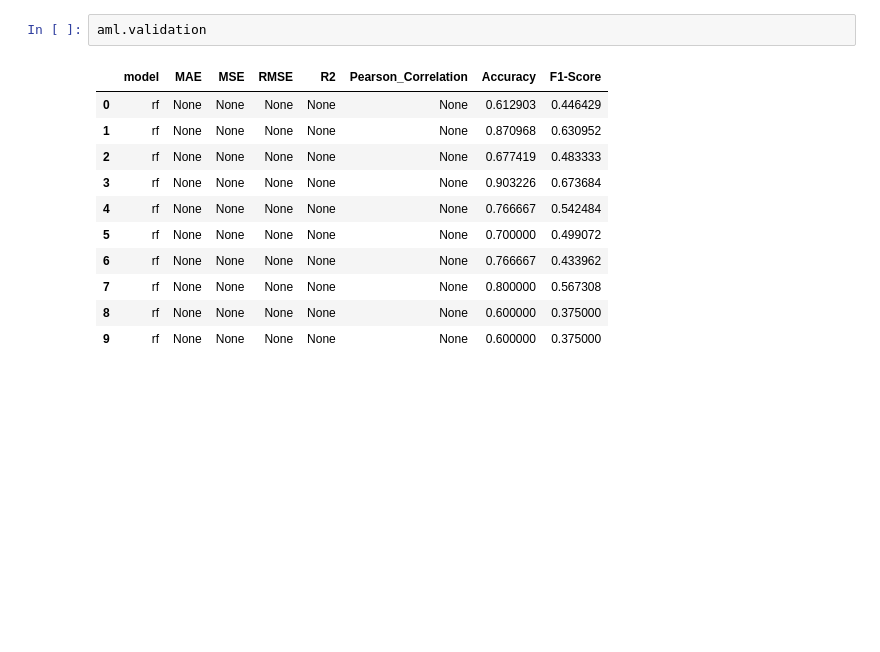
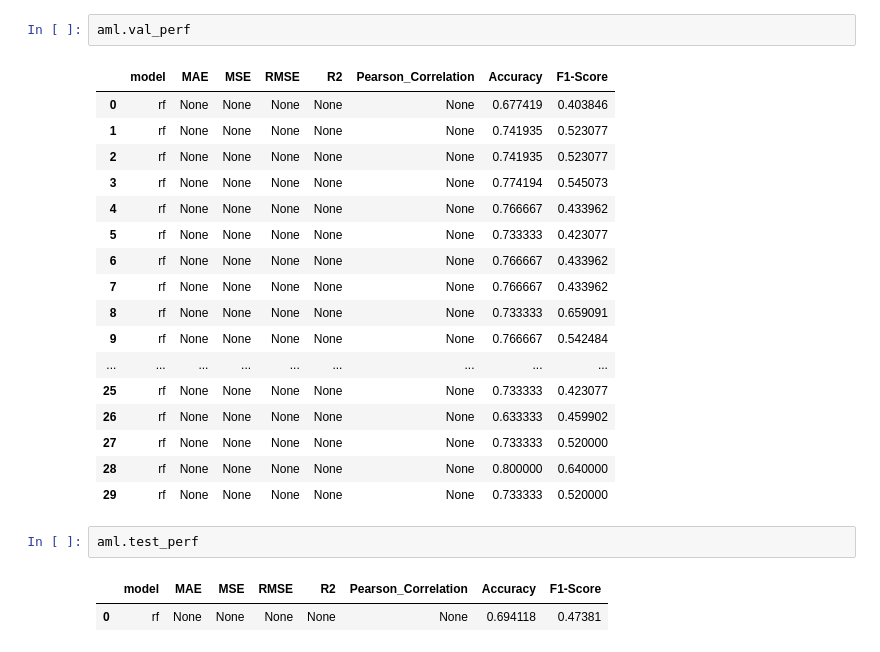
Before and after one commit to Gaskell-1206/Ensemble_DRP, a Jupyter notebook: ModelModule/CV.ipynb, the cells around one changed output. Saved outputs shown, nothing was run; the diff lists cells and outputs as text; blank space fills up the shorter version.

```diff
--- a/ModelModule/CV.ipynb
+++ b/ModelModule/CV.ipynb
@@ -58,17 +78,28 @@ best_params: {'n_estimators': 600, 'min_samples_split': 10, 'min_samples_leaf':
 # %%
-aml.validation
+aml.val_perf
 # %% [output]
 |  | model | MAE | MSE | RMSE | R2 | Pearson_Correlation | Accuracy | F1-Score |
-| 0 | rf | None | None | None | None | None | 0.612903 | 0.446429 |
-| 1 | rf | None | None | None | None | None | 0.870968 | 0.630952 |
-| 2 | rf | None | None | None | None | None | 0.677419 | 0.483333 |
-| 3 | rf | None | None | None | None | None | 0.903226 | 0.673684 |
-| 4 | rf | None | None | None | None | None | 0.766667 | 0.542484 |
-| 5 | rf | None | None | None | None | None | 0.700000 | 0.499072 |
+| 0 | rf | None | None | None | None | None | 0.677419 | 0.403846 |
+| 1 | rf | None | None | None | None | None | 0.741935 | 0.523077 |
+| 2 | rf | None | None | None | None | None | 0.741935 | 0.523077 |
+| 3 | rf | None | None | None | None | None | 0.774194 | 0.545073 |
+| 4 | rf | None | None | None | None | None | 0.766667 | 0.433962 |
+| 5 | rf | None | None | None | None | None | 0.733333 | 0.423077 |
 | 6 | rf | None | None | None | None | None | 0.766667 | 0.433962 |
-| 7 | rf | None | None | None | None | None | 0.800000 | 0.567308 |
-| 8 | rf | None | None | None | None | None | 0.600000 | 0.375000 |
-| 9 | rf | None | None | None | None | None | 0.600000 | 0.375000 |
+| 7 | rf | None | None | None | None | None | 0.766667 | 0.433962 |
+| 8 | rf | None | None | None | None | None | 0.733333 | 0.659091 |
+| 9 | rf | None | None | None | None | None | 0.766667 | 0.542484 |
+| ... | ... | ... | ... | ... | ... | ... | ... | ... |
+| 25 | rf | None | None | None | None | None | 0.733333 | 0.423077 |
+| 26 | rf | None | None | None | None | None | 0.633333 | 0.459902 |
+| 27 | rf | None | None | None | None | None | 0.733333 | 0.520000 |
+| 28 | rf | None | None | None | None | None | 0.800000 | 0.640000 |
+| 29 | rf | None | None | None | None | None | 0.733333 | 0.520000 |
+# %%
+aml.test_perf
+# %% [output]
+|  | model | MAE | MSE | RMSE | R2 | Pearson_Correlation | Accuracy | F1-Score |
+| 0 | rf | None | None | None | None | None | 0.694118 | 0.47381 |
 # %%
 aml.confusion_matrix("rf")
 # %% [output]
```
Also changed, not shown: parts of 4 cells of this notebook, 5 other files.
